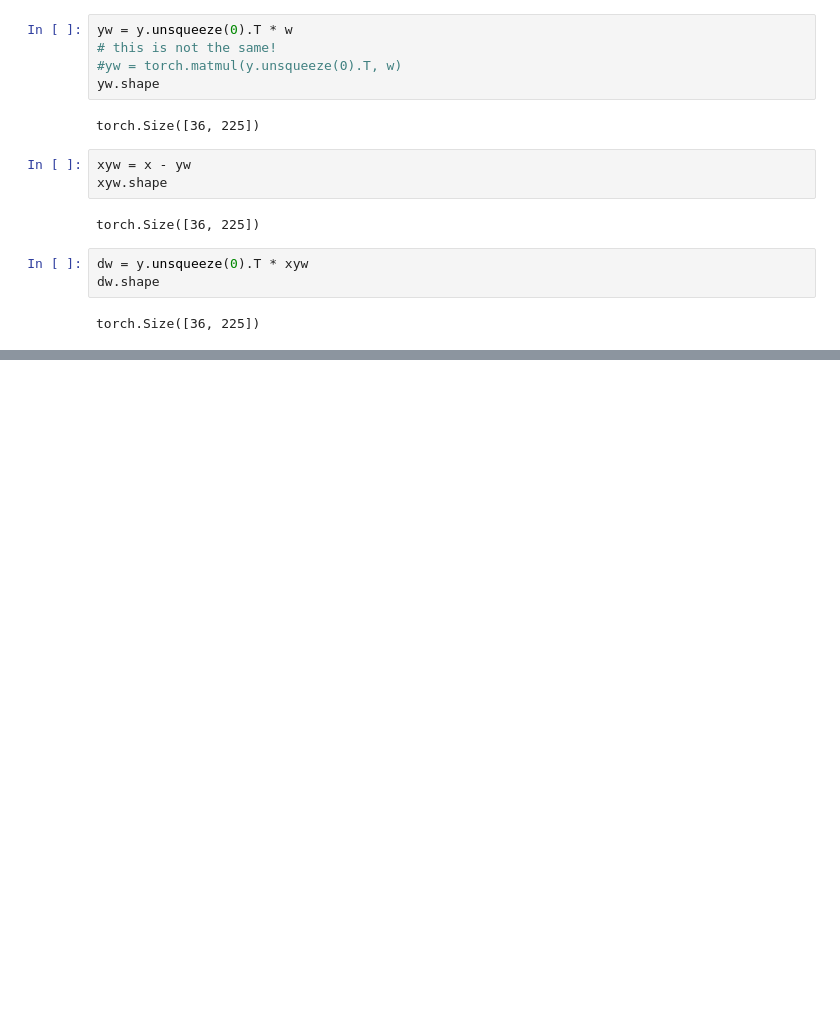
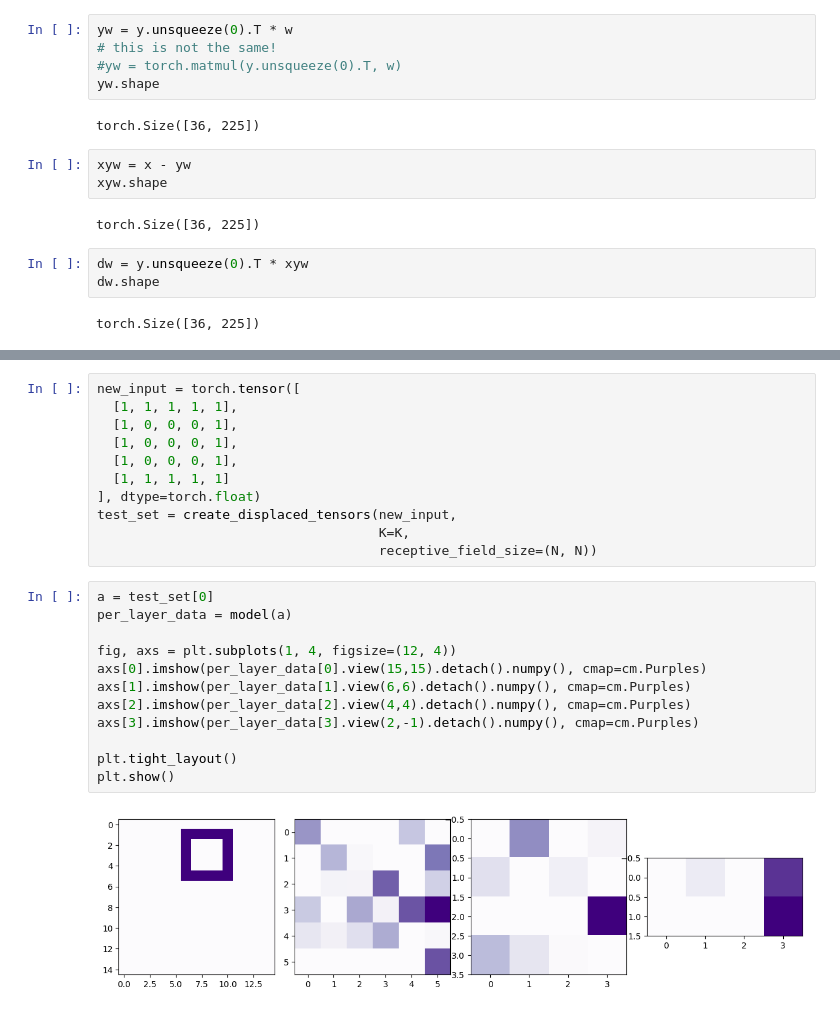
Before and after one commit to mikolasan/ai_sandbox, a Jupyter notebook: arc/hierarchical.ipynb, the cells around one changed output, grey strips where cells are left out. Drawn from its saved outputs; the diff is of its cells as text; blank space fills up the shorter version.

```diff
--- a/arc/hierarchical.ipynb
+++ b/arc/hierarchical.ipynb
@@ -238,0 +255,25 @@ for i in range(K):
+# %%
+new_input = torch.tensor([
+  [1, 1, 1, 1, 1],
+  [1, 0, 0, 0, 1],
+  [1, 0, 0, 0, 1],
+  [1, 0, 0, 0, 1],
+  [1, 1, 1, 1, 1]
+], dtype=torch.float)
+test_set = create_displaced_tensors(new_input,
+                                    K=K,
+                                    receptive_field_size=(N, N))
+# %%
+a = test_set[0]
+per_layer_data = model(a)
+
+fig, axs = plt.subplots(1, 4, figsize=(12, 4))
+axs[0].imshow(per_layer_data[0].view(15,15).detach().numpy(), cmap=cm.Purples)
+axs[1].imshow(per_layer_data[1].view(6,6).detach().numpy(), cmap=cm.Purples)
+axs[2].imshow(per_layer_data[2].view(4,4).detach().numpy(), cmap=cm.Purples)
+axs[3].imshow(per_layer_data[3].view(2,-1).detach().numpy(), cmap=cm.Purples)
+
+plt.tight_layout()
+plt.show()
+# %% [output]
+[figure, added]
```
Also changed, not shown: parts of 22 cells of this notebook, 25 other files.
